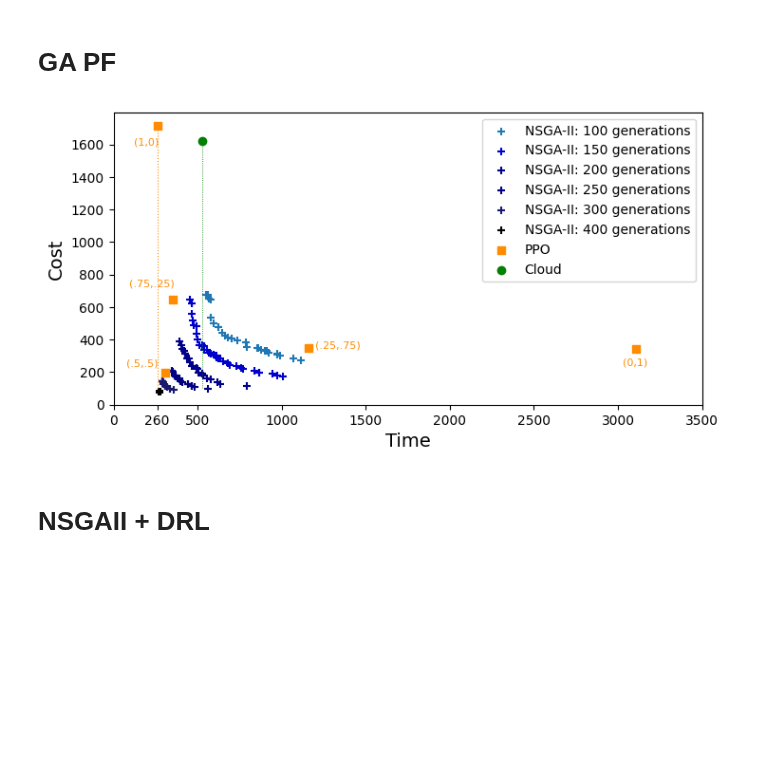
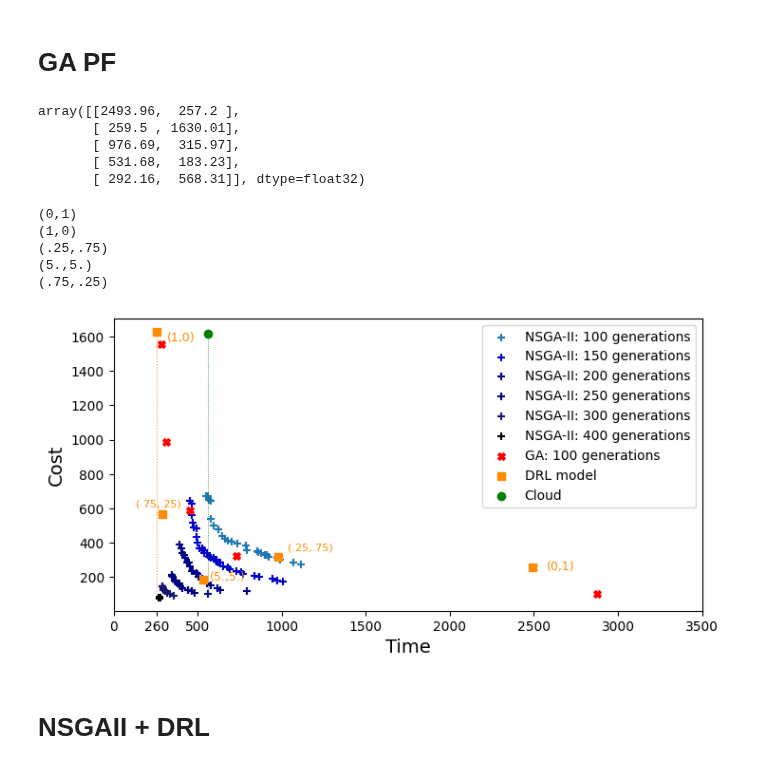
Before and after one commit to acsicuib/DRL-AC-Allocation, a Jupyter notebook: notebook_plot_PF_E1000.ipynb, the cells around one changed output. Cells and saved outputs as stored; diff of their text form; code cells hidden in the pictures; blank space fills up the shorter version.

```diff
--- a/notebook_plot_PF_E1000.ipynb
+++ b/notebook_plot_PF_E1000.ipynb
@@ -234,46 +212,65 @@ df6 = pd.read_pickle('logs/log_ga_pf_'  + str("E1000v400") + "_" + str(configs.n
 df6 = pd.DataFrame(df6)
 df6.columns = ["case","time","cost","executionTime"]
 dfga400 = df6[df6.case==0]
+# %%
+avg_pf
+# %% [output]
+array([[2493.96,  257.2 ],
+       [ 259.5 , 1630.01],
+       [ 976.69,  315.97],
+       [ 531.68,  183.23],
+       [ 292.16,  568.31]], dtype=float32)
 # %%
 fig, ax = plt.subplots(figsize=(8,4))
+
+
+
 ax.scatter(dfga.time, dfga.cost,       s=30,  marker="+", edgecolors='blue', label="NSGA-II: 100 generations")
-
 ax.scatter(dfga150.time, dfga150.cost, s=30,  marker="+", color='mediumblue', label="NSGA-II: 150 generations")
 ax.scatter(dfga200.time, dfga200.cost, s=30,  marker="+", color='darkblue', label="NSGA-II: 200 generations")
 ax.scatter(dfga250.time, dfga250.cost, s=30,  marker="+", color='navy', label="NSGA-II: 250 generations")
 ax.scatter(dfga300.time, dfga300.cost, s=30,  marker="+", color='midnightblue', label="NSGA-II: 300 generations")
 ax.scatter(dfga400.time, dfga400.cost, s=30,  marker="+", color='black', label="NSGA-II: 400 generations")
 
-ax.scatter(avg_pf[:,0], avg_pf[:,1], s=30,  marker="s", color='darkorange',label="PPO")
+ax.scatter(dall.time, dall.cost, s=30, marker="X", facecolors='red', color='red', label="GA: 100 generations") #MONO solutions
+
+ax.scatter(avg_pf[:,0], avg_pf[:,1], s=30,  marker="s", color='darkorange',label="DRL model")
 
 #ax.scatter(dfmodel.time, dfmodel.cost, s=30,  marker="s", edgecolors='darkorange',label="PPO: average cases")
 
 ax.scatter(dfmodel.iTime[0],dfmodel.iCost[0],color="green",label="Cloud")
 
-mlabel = ["(1,0)","(.75,.25)","(.5,.5)","(.25,.75)","(0,1)"]
+#mlabel = ["(1,0)","(.75,.25)","(.5,.5)","(.25,.75)","(0,1)"]
+mlabel = ["(0,1)","(1,0)","(.25,.75)","(5.,5.)","(.75,.25)"]
 for i in range(len(dfmodel)):
-    if i in [0]:
-        ax.annotate(mlabel[i], (avg_pf[i,0]-140, avg_pf[i,1]-120),color="darkorange",fontsize=8)
-    elif i in [1]:
-        ax.annotate(mlabel[i], (avg_pf[i,0]-260, avg_pf[i,1]+80),color="darkorange",fontsize=8)
-    elif i in [2]:
-        ax.annotate(mlabel[i], (avg_pf[i,0]-230, avg_pf[i,1]+40),color="darkorange",fontsize=8)
-    elif i in [4]:
-        ax.annotate(mlabel[i], (avg_pf[i,0]-80, avg_pf[i,1]-100),color="darkorange",fontsize=8)
+    print(mlabel[i])
+    if i in [0]:#(0,1)
+        ax.annotate(mlabel[i], (avg_pf[i,0]+80, avg_pf[i,1]-15),color="darkorange",fontsize=9)
+    elif i in [1]:#(1,0)"
+        ax.annotate(mlabel[i], (avg_pf[i,0]+60, avg_pf[i,1]-55),color="darkorange",fontsize=9)
+    elif i in [2]:#"(.25,.75)"
+        ax.annotate(mlabel[i], (avg_pf[i,0]+60, avg_pf[i,1]+40),color="darkorange",fontsize=8)
+    elif i in [3]: #"(5.,5.)
+        ax.annotate(mlabel[i], (avg_pf[i,0]+40, avg_pf[i,1]),color="darkorange",fontsize=9)
     else:
-        ax.annotate(mlabel[i], (avg_pf[i,0]+40, avg_pf[i,1]),color="darkorange",fontsize=8)
+        ax.annotate(mlabel[i], (avg_pf[i,0]-160, avg_pf[i,1]+40),color="darkorange",fontsize=8)
 
 ax.legend()
 ax.vlines(x=dfmodel.iTime[0], ymin=100, ymax=dfmodel.iCost[0], colors='green', ls=':', lw=0.6)
-ax.vlines(x=avg_pf[0,0], ymin=100, ymax=avg_pf[0,1], colors='darkorange', ls=':', lw=0.8)
+ax.vlines(x=avg_pf[1,0], ymin=100, ymax=avg_pf[1,1], colors='darkorange', ls=':', lw=0.8)
 # plt.title("Objective Space. Case code: %s"%configs.name)
 plt.xlabel("Time", fontsize=14)
 plt.ylabel("Cost", fontsize=14)
-plt.xticks(list(plt.xticks()[0]) + [avg_pf[0,0]])
+plt.xticks(list(plt.xticks()[0]) + [avg_pf[1,0]])
 plt.savefig("images/pf_ppo_nsgaII_c0.pdf",dpi=300,bbox_inches = 'tight')
 plt.show()
 # %% [output]
+(0,1)
+(1,0)
+(.25,.75)
+(5.,5.)
+(.75,.25)
-[figure, old version]
+[figure, new version]
 # %% [markdown]
 # NSGAII + DRL
 # %%
```
Also changed, not shown: parts of 8 cells of this notebook, 2 other files.
